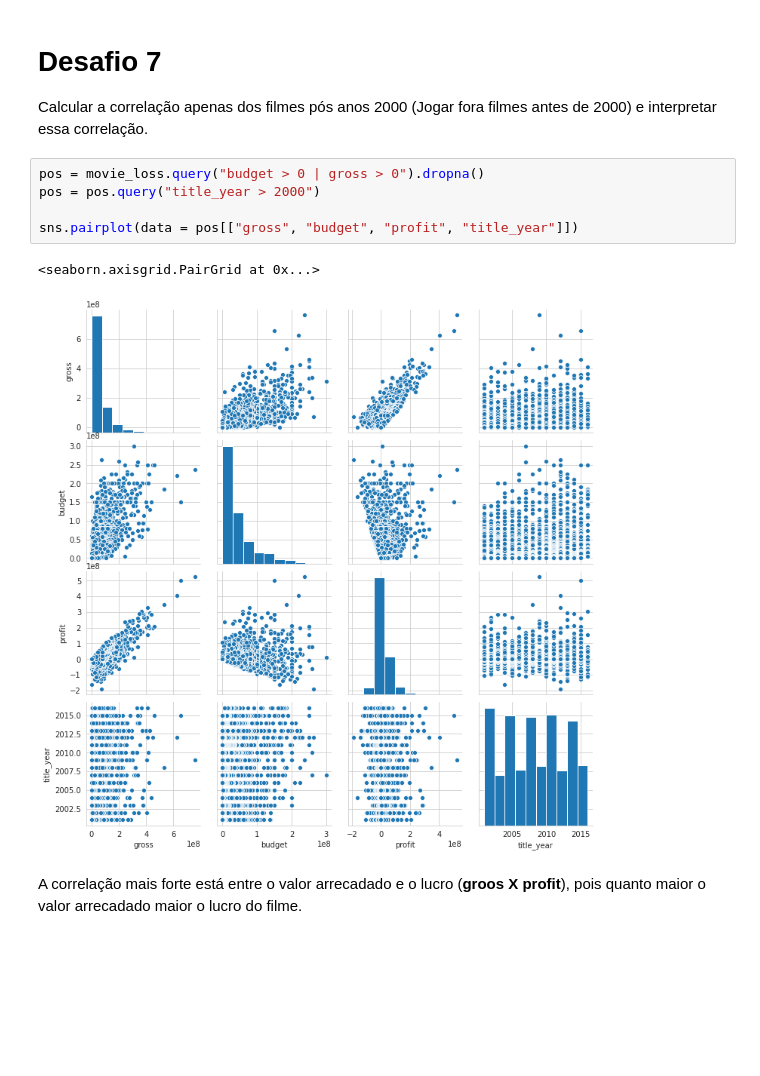
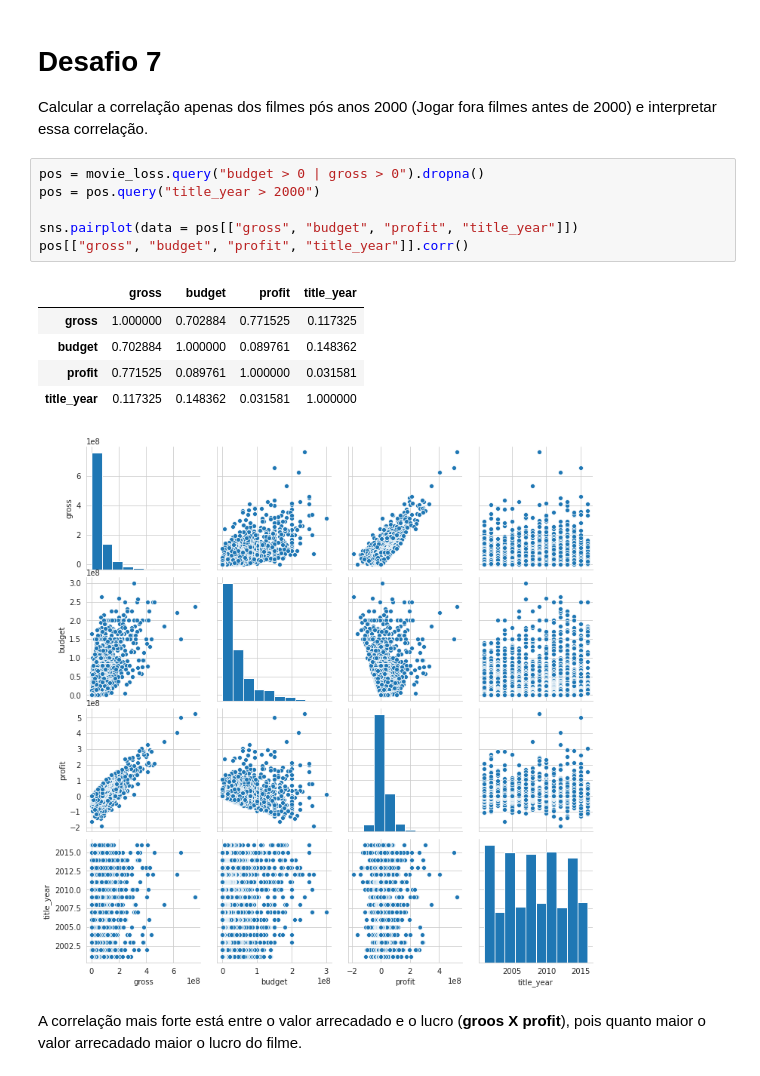
Before and after one commit to BiaChacon/data-science-starting, a Jupyter notebook: class03.ipynb, the cells around one changed output. Saved outputs shown, nothing was run; the diff lists cells and outputs as text; blank space fills up the shorter version.

```diff
--- a/class03.ipynb
+++ b/class03.ipynb
@@ -133,10 +133,15 @@ Calcular a correlação apenas dos filmes pós anos 2000 (Jogar fora filmes ante
 # %%
 pos = movie_loss.query("budget > 0 | gross > 0").dropna()
 pos = pos.query("title_year > 2000")
 
 sns.pairplot(data = pos[["gross", "budget", "profit", "title_year"]])
+pos[["gross", "budget", "profit", "title_year"]].corr()
 # %% [output]
-<seaborn.axisgrid.PairGrid at 0x...>
+|  | gross | budget | profit | title_year |
+| gross | 1.000000 | 0.702884 | 0.771525 | 0.117325 |
+| budget | 0.702884 | 1.000000 | 0.089761 | 0.148362 |
+| profit | 0.771525 | 0.089761 | 1.000000 | 0.031581 |
+| title_year | 0.117325 | 0.148362 | 0.031581 | 1.000000 |
 [figure]
 # %% [markdown]
 A correlação mais forte está entre o valor arrecadado e o lucro (**groos X profit**), pois quanto maior o valor arrecadado maior o lucro do filme.
```
Also changed, not shown: parts of 1 cell of this notebook.
